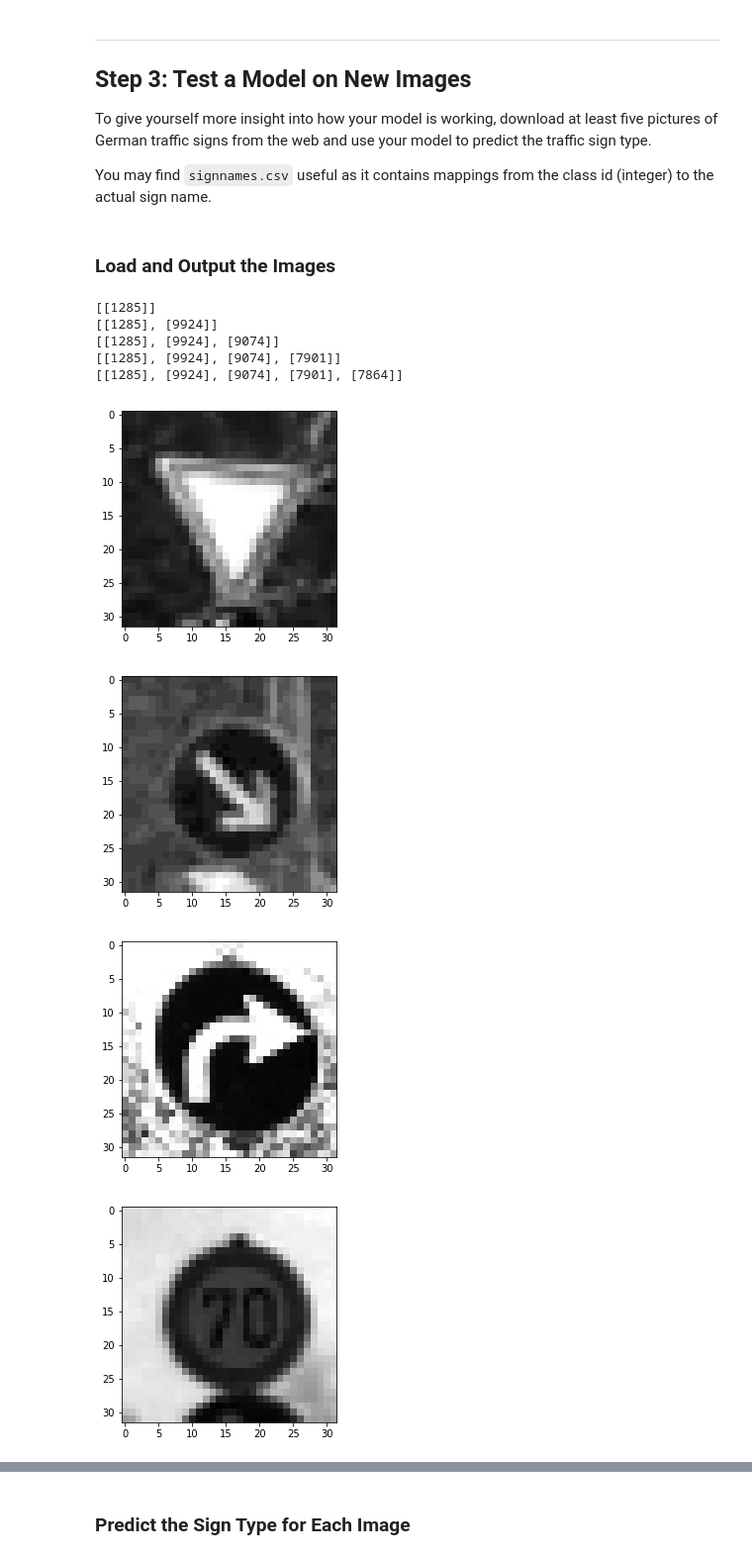
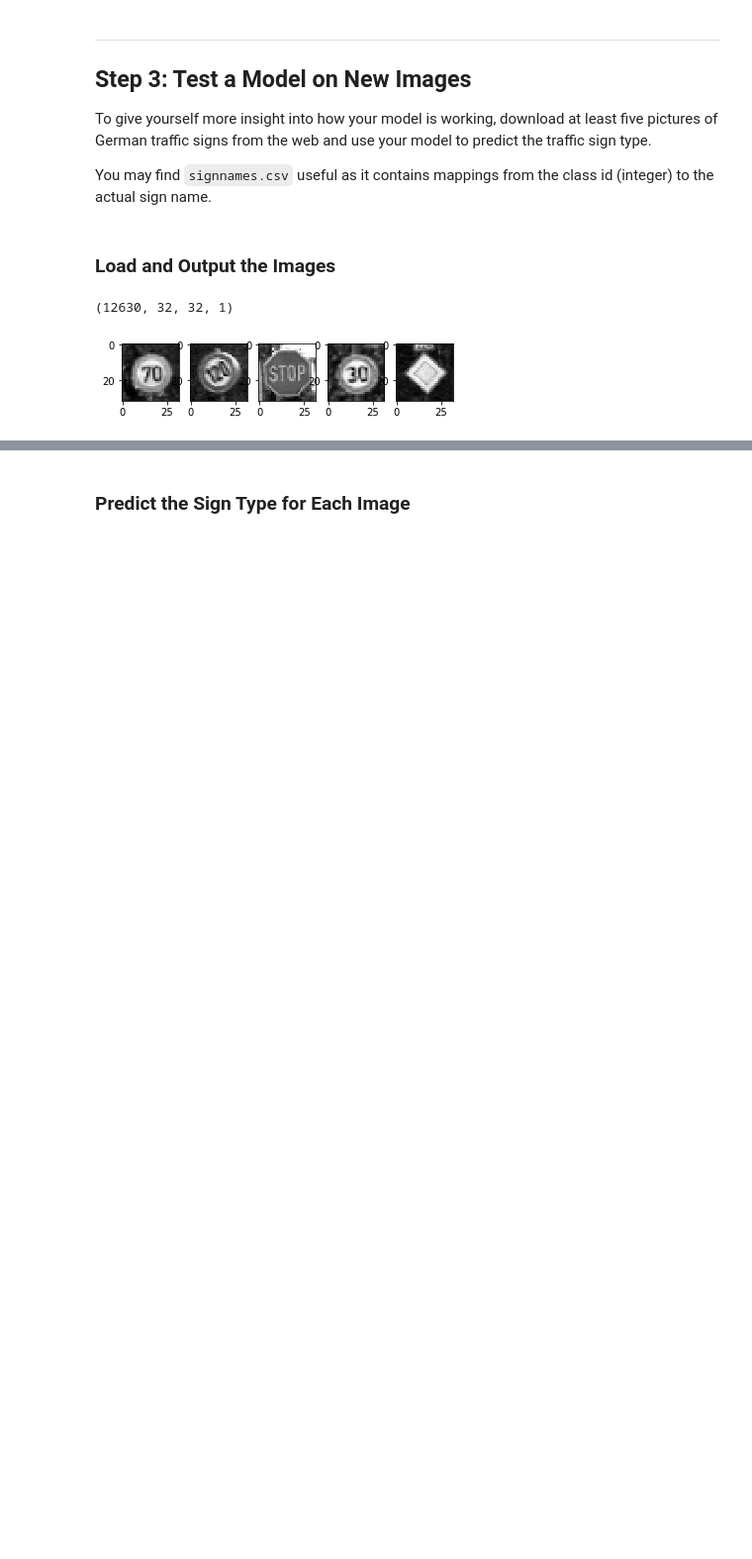
Before and after one commit to gbansal2/CarND-Term1-Projects, a Jupyter notebook: CarND-Traffic-Sign-Classifier-Project-Gaurav/Traffic_Sign_Classifier.ipynb, the cells around one changed output, grey strips where cells are left out. Shown: that part at 99% size. Saved outputs shown, nothing was run; the diff lists cells and outputs as text; code cells hidden in the pictures; blank space fills up the shorter version.

Commit message:
added testing images

```diff
--- a/CarND-Traffic-Sign-Classifier-Project-Gaurav/Traffic_Sign_Classifier.ipynb
+++ b/CarND-Traffic-Sign-Classifier-Project-Gaurav/Traffic_Sign_Classifier.ipynb
@@ -536,24 +549,34 @@ You may find `signnames.csv` useful as it contains mappings from the class id (i
 # %%
 ### Load the images and plot them here.
 ### Feel free to use as many code cells as needed.
 
-test_sample = []
+test_sample = np.zeros(5)
 
 # visualize 5 random images from test set
 from random import randint
 for x_ in range (0, 5):
     idx = randint(0,n_test)
-    test_sample.append([idx])
-    plt.figure()
-    plt.imshow(X_test[idx,:,:,0],cmap='gray')
-    print(test_sample)
+    test_sample[x_] = idx
+
+print(X_test.shape)
+
+plt.figure(1)
+plt.subplot(151)
+idx = int(test_sample[0])
+plt.imshow(X_test[idx,:,:,0],cmap='gray')
+plt.subplot(152)
+idx = int(test_sample[1])
+plt.imshow(X_test[idx,:,:,0],cmap='gray')
+plt.subplot(153)
+idx = int(test_sample[2])
+plt.imshow(X_test[idx,:,:,0],cmap='gray')
+plt.subplot(154)
+idx = int(test_sample[3])
+plt.imshow(X_test[idx,:,:,0],cmap='gray')
+plt.subplot(155)
+idx = int(test_sample[4])
+plt.imshow(X_test[idx,:,:,0],cmap='gray')
+plt.savefig('testing_images.png')
 # %% [output]
-[[1285]]
-[[1285], [9924]]
-[[1285], [9924], [9074]]
-[[1285], [9924], [9074], [7901]]
-[[1285], [9924], [9074], [7901], [7864]]
+(12630, 32, 32, 1)
-[figure, old version]
+[figure, new version]
-[figure, removed]
-[figure, removed]
-[figure, removed]
```
Also changed, not shown: parts of 8 cells of this notebook, 2 other files.
